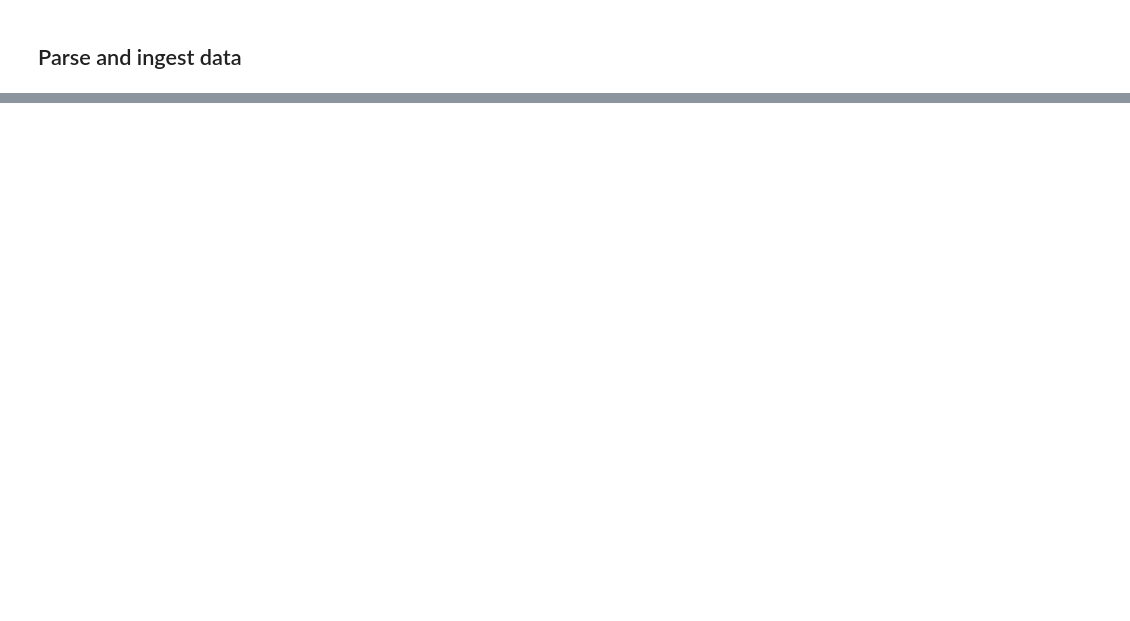
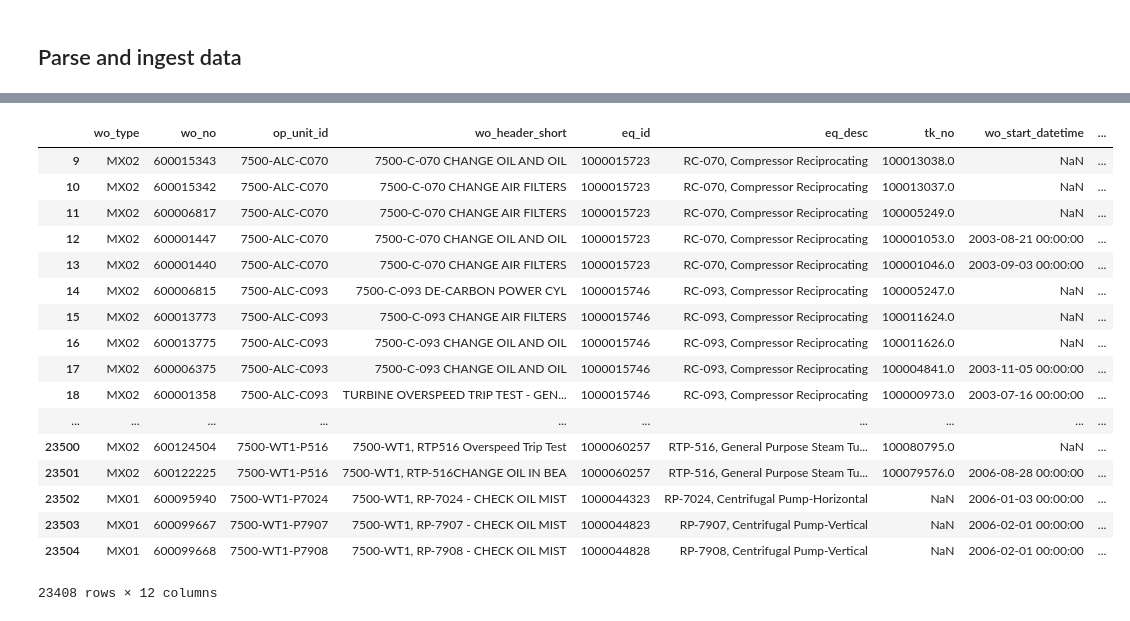
Before and after one commit to sgpjesus/Reliability-app, a Jupyter notebook: notebooks/EXTRACTOR_reliability_v15.ipynb, the cells around one changed output, grey strips where cells are left out. Cells and saved outputs as stored; diff of their text form; code cells hidden in the pictures; blank space fills up the shorter version.

```diff
--- a/notebooks/EXTRACTOR_reliability_v15.ipynb
+++ b/notebooks/EXTRACTOR_reliability_v15.ipynb
@@ -276,0 +286,21 @@ ingestion is complete.
+# %%
+pdata._parsed_data
+# %% [output]
+|  | wo_type | wo_no | op_unit_id | wo_header_short | eq_id | eq_desc | tk_no | wo_start_datetime | ... |
+| 9 | MX02 | 600015343 | 7500-ALC-C070 | 7500-C-070 CHANGE OIL AND OIL | 1000015723 | RC-070, Compressor Reciprocating | 100013038.0 | NaN | ... |
+| 10 | MX02 | 600015342 | 7500-ALC-C070 | 7500-C-070 CHANGE AIR FILTERS | 1000015723 | RC-070, Compressor Reciprocating | 100013037.0 | NaN | ... |
+| 11 | MX02 | 600006817 | 7500-ALC-C070 | 7500-C-070 CHANGE AIR FILTERS | 1000015723 | RC-070, Compressor Reciprocating | 100005249.0 | NaN | ... |
+| 12 | MX02 | 600001447 | 7500-ALC-C070 | 7500-C-070 CHANGE OIL AND OIL | 1000015723 | RC-070, Compressor Reciprocating | 100001053.0 | 2003-08-21 00:00:00 | ... |
+| 13 | MX02 | 600001440 | 7500-ALC-C070 | 7500-C-070 CHANGE AIR FILTERS | 1000015723 | RC-070, Compressor Reciprocating | 100001046.0 | 2003-09-03 00:00:00 | ... |
+| 14 | MX02 | 600006815 | 7500-ALC-C093 | 7500-C-093 DE-CARBON POWER CYL | 1000015746 | RC-093, Compressor Reciprocating | 100005247.0 | NaN | ... |
+| 15 | MX02 | 600013773 | 7500-ALC-C093 | 7500-C-093 CHANGE AIR FILTERS | 1000015746 | RC-093, Compressor Reciprocating | 100011624.0 | NaN | ... |
+| 16 | MX02 | 600013775 | 7500-ALC-C093 | 7500-C-093 CHANGE OIL AND OIL | 1000015746 | RC-093, Compressor Reciprocating | 100011626.0 | NaN | ... |
+| 17 | MX02 | 600006375 | 7500-ALC-C093 | 7500-C-093 CHANGE OIL AND OIL | 1000015746 | RC-093, Compressor Reciprocating | 100004841.0 | 2003-11-05 00:00:00 | ... |
+| 18 | MX02 | 600001358 | 7500-ALC-C093 | TURBINE OVERSPEED TRIP TEST - GEN... | 1000015746 | RC-093, Compressor Reciprocating | 100000973.0 | 2003-07-16 00:00:00 | ... |
+| ... | ... | ... | ... | ... | ... | ... | ... | ... | ... |
+| 23500 | MX02 | 600124504 | 7500-WT1-P516 | 7500-WT1, RTP516 Overspeed Trip Test | 1000060257 | RTP-516, General Purpose Steam Tu... | 100080795.0 | NaN | ... |
+| 23501 | MX02 | 600122225 | 7500-WT1-P516 | 7500-WT1, RTP-516CHANGE OIL IN BEA | 1000060257 | RTP-516, General Purpose Steam Tu... | 100079576.0 | 2006-08-28 00:00:00 | ... |
+| 23502 | MX01 | 600095940 | 7500-WT1-P7024 | 7500-WT1, RP-7024 - CHECK OIL MIST | 1000044323 | RP-7024, Centrifugal Pump-Horizontal | NaN | 2006-01-03 00:00:00 | ... |
+| 23503 | MX01 | 600099667 | 7500-WT1-P7907 | 7500-WT1, RP-7907 - CHECK OIL MIST | 1000044823 | RP-7907, Centrifugal Pump-Vertical | NaN | 2006-02-01 00:00:00 | ... |
+| 23504 | MX01 | 600099668 | 7500-WT1-P7908 | 7500-WT1, RP-7908 - CHECK OIL MIST | 1000044828 | RP-7908, Centrifugal Pump-Vertical | NaN | 2006-02-01 00:00:00 | ... |
+23408 rows × 12 columns
```
Also changed, not shown: parts of 3 cells of this notebook, 10 other files.
